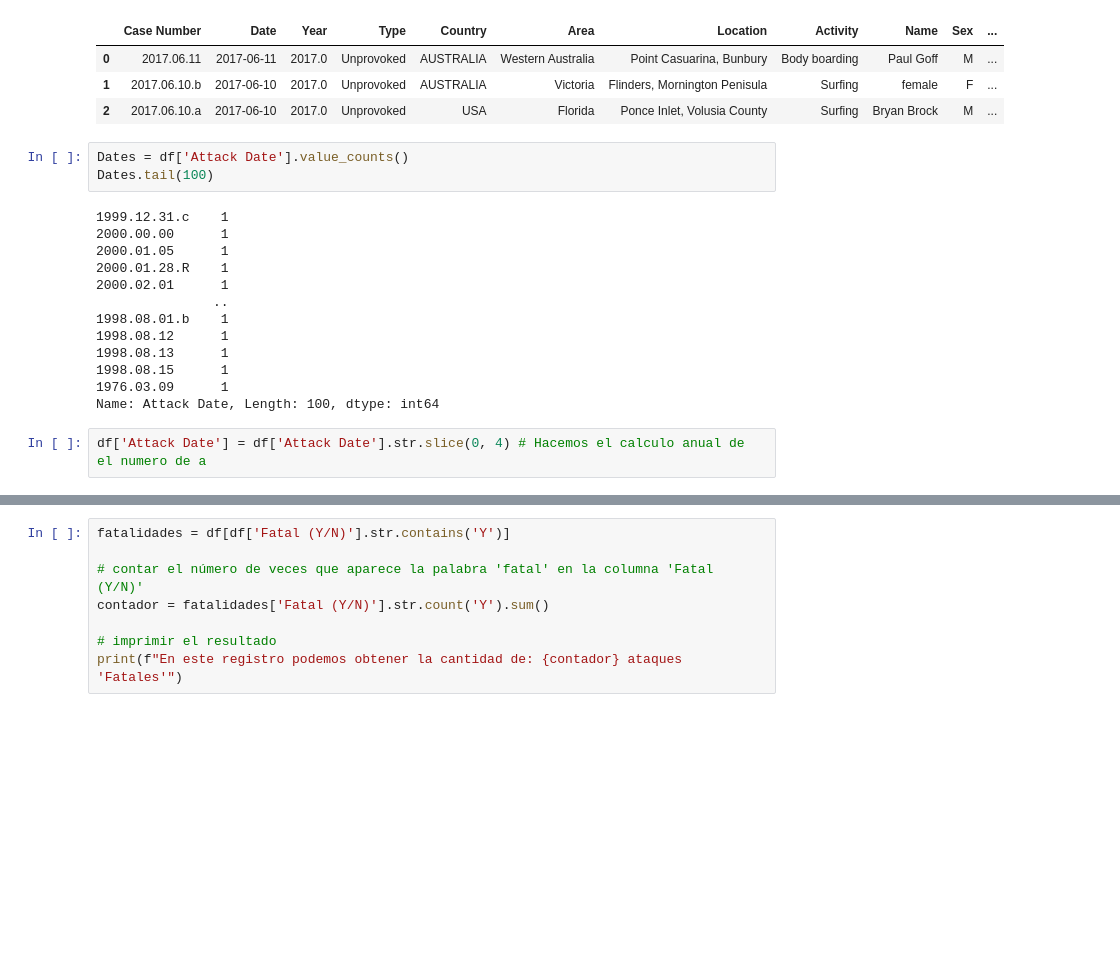
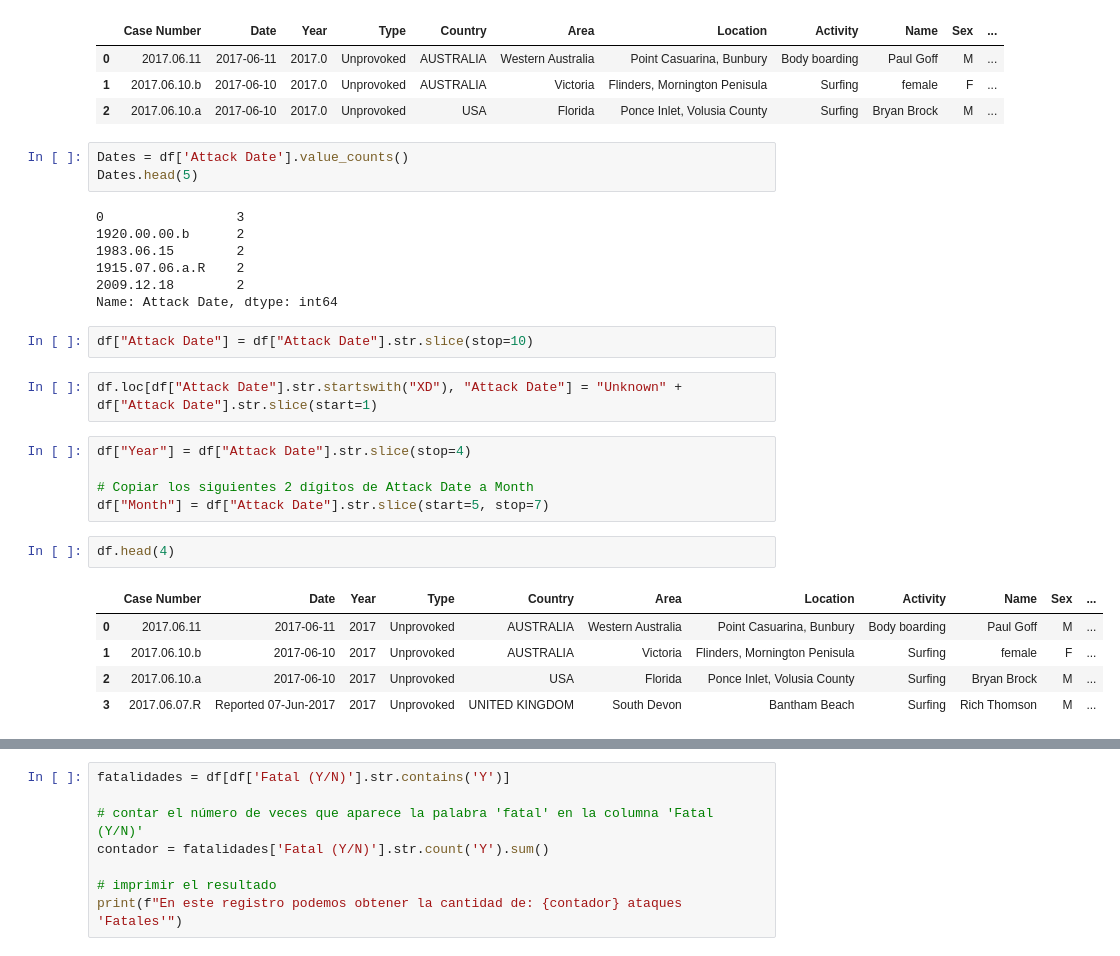
Before and after one commit to JesusGuardiaRamirez/Proyecto_Sharks-DataCleaning, a Jupyter notebook: Re-new.ipynb, the cells around one changed output, grey strips where cells are left out. Saved outputs shown, nothing was run; the diff lists cells and outputs as text; blank space fills up the shorter version.

```diff
--- a/Re-new.ipynb
+++ b/Re-new.ipynb
@@ -242,22 +239,31 @@ df.head(3)
 | 2 | 2017.06.10.a | 2017-06-10 | 2017.0 | Unprovoked | USA | Florida | Ponce Inlet, Volusia County | Surfing | Bryan Brock | M | ... |
 # %%
 Dates = df['Attack Date'].value_counts()
-Dates.tail(100)
+Dates.head(5)
 # %% [output]
-1999.12.31.c    1
-2000.00.00      1
-2000.01.05      1
-2000.01.28.R    1
-2000.02.01      1
-               ..
-1998.08.01.b    1
-1998.08.12      1
-1998.08.13      1
-1998.08.15      1
-1976.03.09      1
-Name: Attack Date, Length: 100, dtype: int64
+0                 3
+1920.00.00.b      2
+1983.06.15        2
+1915.07.06.a.R    2
+2009.12.18        2
+Name: Attack Date, dtype: int64
 # %%
-df['Attack Date'] = df['Attack Date'].str.slice(0, 4) # Hacemos el calculo anual de el numero de a
+df["Attack Date"] = df["Attack Date"].str.slice(stop=10)
+# %%
+df.loc[df["Attack Date"].str.startswith("XD"), "Attack Date"] = "Unknown" + df["Attack Date"].str.slice(start=1)
+# %%
+df["Year"] = df["Attack Date"].str.slice(stop=4)
+
+# Copiar los siguientes 2 dígitos de Attack Date a Month
+df["Month"] = df["Attack Date"].str.slice(start=5, stop=7)
+# %%
+df.head(4)
+# %% [output]
+|  | Case Number | Date | Year | Type | Country | Area | Location | Activity | Name | Sex | ... |
+| 0 | 2017.06.11 | 2017-06-11 | 2017 | Unprovoked | AUSTRALIA | Western Australia | Point Casuarina, Bunbury | Body boarding | Paul Goff | M | ... |
+| 1 | 2017.06.10.b | 2017-06-10 | 2017 | Unprovoked | AUSTRALIA | Victoria | Flinders, Mornington Penisula | Surfing | female | F | ... |
+| 2 | 2017.06.10.a | 2017-06-10 | 2017 | Unprovoked | USA | Florida | Ponce Inlet, Volusia County | Surfing | Bryan Brock | M | ... |
+| 3 | 2017.06.07.R | Reported 07-Jun-2017 | 2017 | Unprovoked | UNITED KINGDOM | South Devon | Bantham Beach | Surfing | Rich Thomson | M | ... |
 # %%
 ataques = {}
 
```
Also changed, not shown: parts of 10 cells of this notebook.
